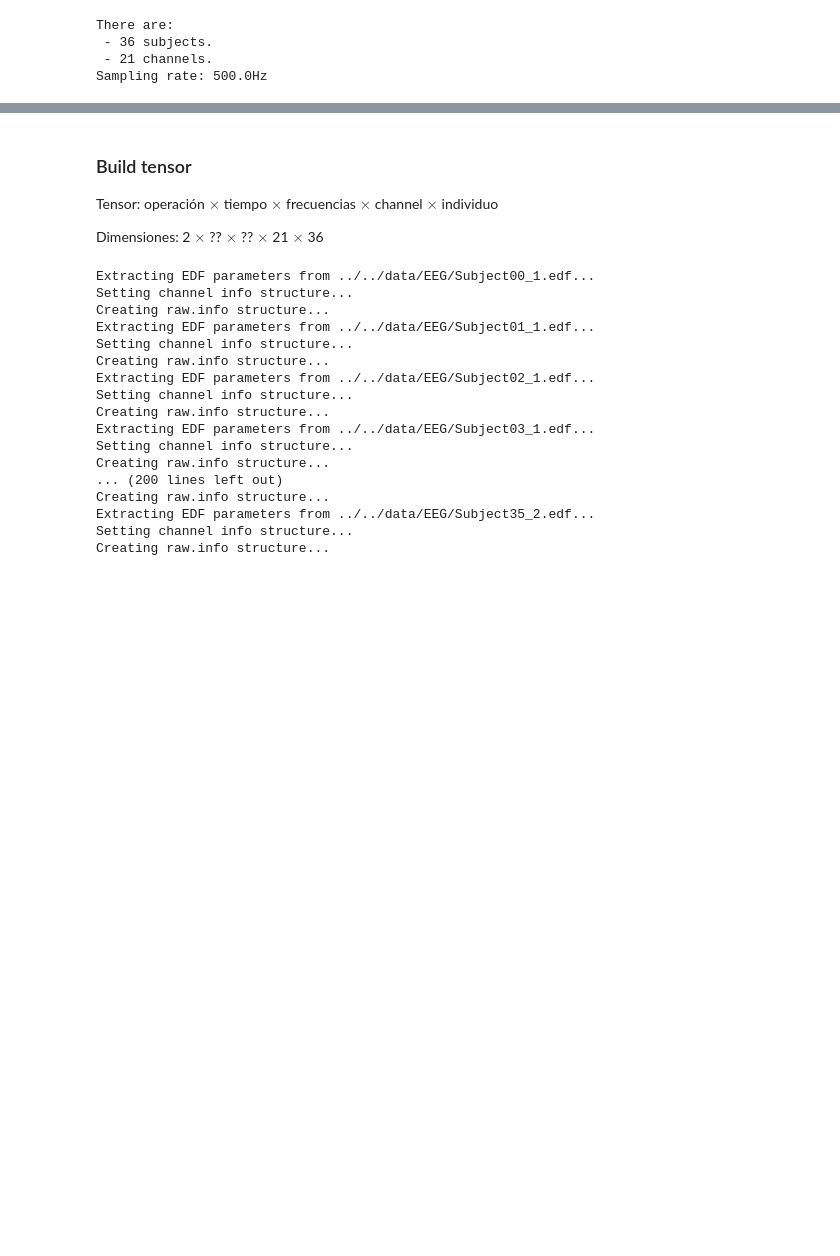
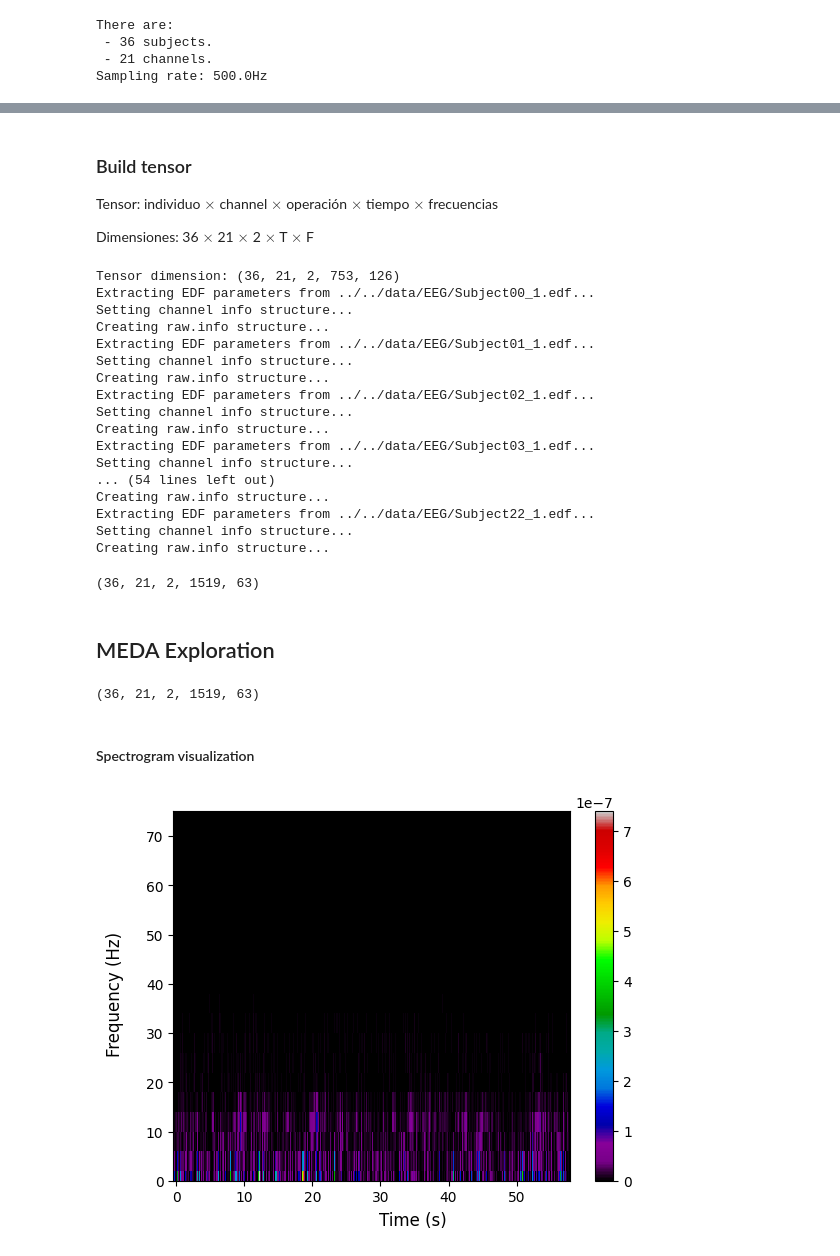
Before and after one commit to JesusGarSan/MESA, a Jupyter notebook: external/examples/EEG.ipynb, the cells around one changed output, grey strips where cells are left out. Drawn from its saved outputs; the diff is of its cells as text; code cells hidden in the pictures; blank space fills up the shorter version.

```diff
--- a/external/examples/EEG.ipynb
+++ b/external/examples/EEG.ipynb
@@ -66,9 +68,9 @@ ax.set_xlim(0, 73);
 # %% [markdown]
 ### Build tensor
 
-Tensor: operación $\times$ tiempo $\times$ frecuencias $\times$ channel $\times$ individuo
+Tensor: individuo $\times$ channel $\times$ operación $\times$ tiempo $\times$ frecuencias
 
-Dimensiones: 2 $\times$ ?? $\times$  ?? $\times$ 21 $\times$ 36
+Dimensiones: 36 $\times$ 21 $\times$  2 $\times$ T $\times$ F
 # %%
 import mne
 import numpy as np
@@ -87,18 +90,24 @@ n_frequencies = get_n_frequencies(sr, win_samples, hop, window, padding)
 # %%
-X_tensor = np.empty((len(operations), n_windows, n_frequencies, len(channels), len(subject_ids)))
-time = np.empty()
-freqs = np.empty()
+X_tensor = np.full((len(subject_ids), len(channels), len(operations), n_windows, n_frequencies, ), np.nan)
+print(f"Tensor dimension: {X_tensor.shape}")
 for i, operation in enumerate(operations[:]):
     for j, subject_id in enumerate(subject_ids[:]):
             file = f"../../data/EEG/{subject_id}_{operation}.edf"
             data = mne.io.read_raw_edf(file)
-            raw_data = data.get_data()[:-1000] # Quitamos los últimos 2 segundos, que son artificios.
+            raw_data = data.get_data()[:, :]
+            raw_data = raw_data[:, 0:raw_data.shape[0]-2000] # Quitamos los últimos segundos, que son artificios.
             channels = data.ch_names
 
             for k, signal in enumerate(raw_data):
-                time, freq, Zxx = stft(signal, sr, win_samples, hop, window, padding)
-                X_tensor[i, :, :, k, j] = Zxx
+                  # if signal.shape[0] > M:
+                        # M = signal.shape[0]
+                        # temp = [i,j,k]
+                _, freq, Zxx = spectrogram(signal, sr, win_samples, hop, window, padding)
+                Zxx = Zxx.T
+                Zxx = Zxx[:n_windows, :n_frequencies]
+                X_tensor[j, k, i,:Zxx.shape[0], :Zxx.shape[1]] = Zxx
 # %% [output]
+Tensor dimension: (36, 21, 2, 753, 126)
 Extracting EDF parameters from ../../data/EEG/Subject00_1.edf...
 Setting channel info structure...
 Creating raw.info structure...
@@ -110,12 +119,28 @@ Setting channel info structure...
 Creating raw.info structure...
 Extracting EDF parameters from ../../data/EEG/Subject03_1.edf...
 Setting channel info structure...
+... (54 lines left out)
 Creating raw.info structure...
-... (200 lines left out)
-Creating raw.info structure...
-Extracting EDF parameters from ../../data/EEG/Subject35_2.edf...
+Extracting EDF parameters from ../../data/EEG/Subject22_1.edf...
 Setting channel info structure...
 Creating raw.info structure...
 # %%
-np.save("../../data/EEG/data.npy", X_tensor)
+np.savez("../../data/EEG/data.npz",
+         X_tensor=X_tensor,
+         n_windows = n_windows,
+         times = times,
+         freqs = freq,
+         channels = channels,
+         subject_ids = subject_ids,
+         subject_ages = subject_ages,
+         subject_genders = subject_genders,
+         subject_rec_years = subject_rec_years,
+         subject_n_subtractions = subject_n_subtractions,
+         subject_quality = subject_quality,
+         operations = operations,
+         operation_labels = operation_labels)
 X_tensor.shape
+# %% [output]
+(36, 21, 2, 1519, 63)
+# %% [markdown]
+## MEDA Exploration
@@ -121,0 +150,31 @@ X_tensor.shape
+# %%
+res = np.load("../../data/EEG/data.npz")
+X_tensor = res["X_tensor"]
+times                   = res["times"]
+freqs                   = res["freqs"]
+channels                = res["channels"]
+subject_ids             = res["subject_ids"]
+subject_ages            = res["subject_ages"]
+subject_genders         = res["subject_genders"]
+subject_rec_years       = res["subject_rec_years"]
+subject_n_subtractions  = res["subject_n_subtractions"]
+subject_quality         = res["subject_quality"]
+operations              = res["operations"]
+operation_labels        = res["operation_labels"]
+
+X_tensor.shape
+# %% [output]
+(36, 21, 2, 1519, 63)
+# %% [markdown]
+#### Spectrogram visualization
+# %%
+from msa.visualization import plot
+aux = X_tensor[10, 6, 1,:,:] # Subject, Channel, Operation, times, freqs
+
+# Solo conserva filas que NO tengan ningún NaN
+aux = aux[~np.isnan(aux).any(axis=1)]
+
+fig, ax , _ = plot.spectrogram(times[:aux.shape[0]], freqs, aux.T, logscale=False);
+ax.set_ylim(0, 75);
+# %% [output]
+[figure, added]
```
Also changed, not shown: parts of 14 cells of this notebook, 5 other files.
